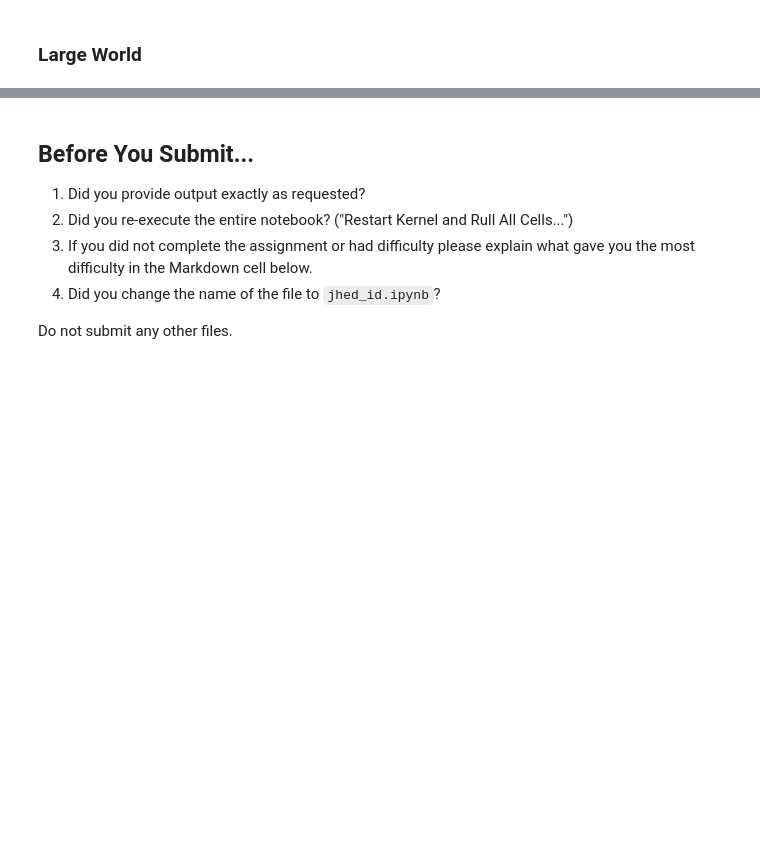
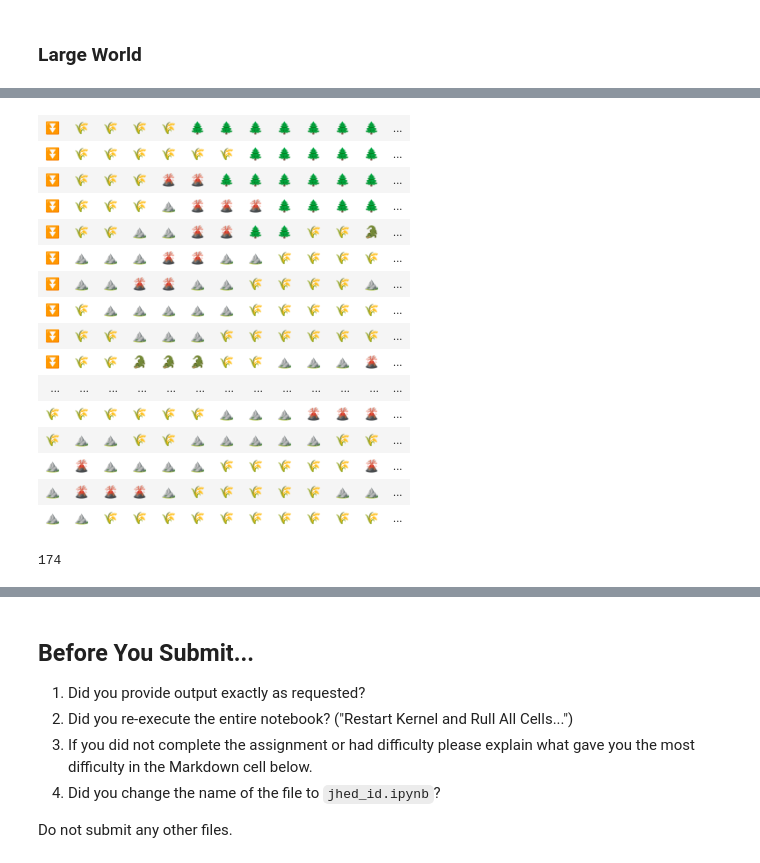
Before and after one commit to eved1018/EN.605.645.82.SP26, a Jupyter notebook: Module11/eedelst4_pa11.ipynb, the cells around one changed output, grey strips where cells are left out. Saved outputs shown, nothing was run; the diff lists cells and outputs as text; code cells hidden in the pictures; blank space fills up the shorter version.

```diff
--- a/Module11/eedelst4_pa11.ipynb
+++ b/Module11/eedelst4_pa11.ipynb
@@ -177,5 +367,2 @@ def update_policy(v, goals, world, actions, transition, rewards, policy):
         v[y][x] = max_val
     return policy, v, v_last
-# %%
-def value_iteration(world, costs, goal, rewards, actions, gamma):
-    pass
@@ -201,12 +459,12 @@ pretty_print_policy(cols, rows, test_policy, goal)
 # %% [markdown]
 ### Large World
 # %%
-large_world = read_world( "large.txt")
+large_world = read_world("large-2.txt")
 # %%
-goal = (len(large_world[0])-1, len(large_world)-1) # Lower Right Corner FILL ME IN
+goal = {(len(large_world[0]) - 1, len(large_world) - 1): 1000000.0}
 gamma = 0.9
 
-large_policy = value_iteration(large_world, costs, goal, reward, cardinal_moves, gamma)
+large_policy = value_iteration(large_world, costs, goal, cardinal_moves, gamma, transition=0.7)
 # %%
 cols = len(large_world[0])
 rows = len(large_world)
@@ -214,0 +493,21 @@ pretty_print_policy( cols, rows, large_policy, goal)
+# %%
+def pretty_print_path(world: World, policy: Policy, start: State, goal: State, costs: Dict[str, int]):
+    total_cost, visited, node = 0, set(), start
+    map = [[TEXT2EMOJI[val] for val in row] for row in world]
+    map[goal[1]][goal[0]] = "🎁"
+    while node != goal:
+        x, y = node[0], node[1]
+        visited.add((x, y))
+
+        action = policy[node]
+        tile = ACTION2EMOJI.get(action, map[y][x])  # type: ignore
+
+        node = (x + action[0], y + action[1])
+        if node in visited or not (0 <= x < cols and 0 <= y < rows and world[y][x] != "x"):
+            return
+
+        total_cost += -1 * costs[world[y][x]]
+        map[y][x] = tile
+
+    display_emoji_grid(map)
+    return total_cost
@@ -214,0 +525,20 @@ pretty_print_policy( cols, rows, large_policy, goal)
+# %%
+pretty_print_path(large_world, large_policy, (0, 0), (len(large_world[0]) - 1, len(large_world) - 1), costs)
+# %% [output]
+| ⏬ | 🌾 | 🌾 | 🌾 | 🌾 | 🌲 | 🌲 | 🌲 | 🌲 | 🌲 | 🌲 | 🌲 | ... |
+| ⏬ | 🌾 | 🌾 | 🌾 | 🌾 | 🌾 | 🌾 | 🌲 | 🌲 | 🌲 | 🌲 | 🌲 | ... |
+| ⏬ | 🌾 | 🌾 | 🌾 | 🌋 | 🌋 | 🌲 | 🌲 | 🌲 | 🌲 | 🌲 | 🌲 | ... |
+| ⏬ | 🌾 | 🌾 | 🌾 | ⛰ | 🌋 | 🌋 | 🌋 | 🌲 | 🌲 | 🌲 | 🌲 | ... |
+| ⏬ | 🌾 | 🌾 | ⛰ | ⛰ | 🌋 | 🌋 | 🌲 | 🌲 | 🌾 | 🌾 | 🐊 | ... |
+| ⏬ | ⛰ | ⛰ | ⛰ | 🌋 | 🌋 | ⛰ | ⛰ | 🌾 | 🌾 | 🌾 | 🌾 | ... |
+| ⏬ | ⛰ | ⛰ | 🌋 | 🌋 | ⛰ | ⛰ | 🌾 | 🌾 | 🌾 | 🌾 | ⛰ | ... |
+| ⏬ | 🌾 | ⛰ | ⛰ | ⛰ | ⛰ | ⛰ | 🌾 | 🌾 | 🌾 | 🌾 | 🌾 | ... |
+| ⏬ | 🌾 | 🌾 | ⛰ | ⛰ | ⛰ | 🌾 | 🌾 | 🌾 | 🌾 | 🌾 | 🌾 | ... |
+| ⏬ | 🌾 | 🌾 | 🐊 | 🐊 | 🐊 | 🌾 | 🌾 | ⛰ | ⛰ | ⛰ | 🌋 | ... |
+| ... | ... | ... | ... | ... | ... | ... | ... | ... | ... | ... | ... | ... |
+| 🌾 | 🌾 | 🌾 | 🌾 | 🌾 | 🌾 | ⛰ | ⛰ | ⛰ | 🌋 | 🌋 | 🌋 | ... |
+| 🌾 | ⛰ | ⛰ | 🌾 | 🌾 | ⛰ | ⛰ | ⛰ | ⛰ | ⛰ | 🌾 | 🌾 | ... |
+| ⛰ | 🌋 | ⛰ | ⛰ | ⛰ | ⛰ | 🌾 | 🌾 | 🌾 | 🌾 | 🌾 | 🌋 | ... |
+| ⛰ | 🌋 | 🌋 | 🌋 | ⛰ | 🌾 | 🌾 | 🌾 | 🌾 | 🌾 | ⛰ | ⛰ | ... |
+| ⛰ | ⛰ | 🌾 | 🌾 | 🌾 | 🌾 | 🌾 | 🌾 | 🌾 | 🌾 | 🌾 | 🌾 | ... |
+174
```
Also changed, not shown: parts of 37 cells of this notebook, 3 other files.
